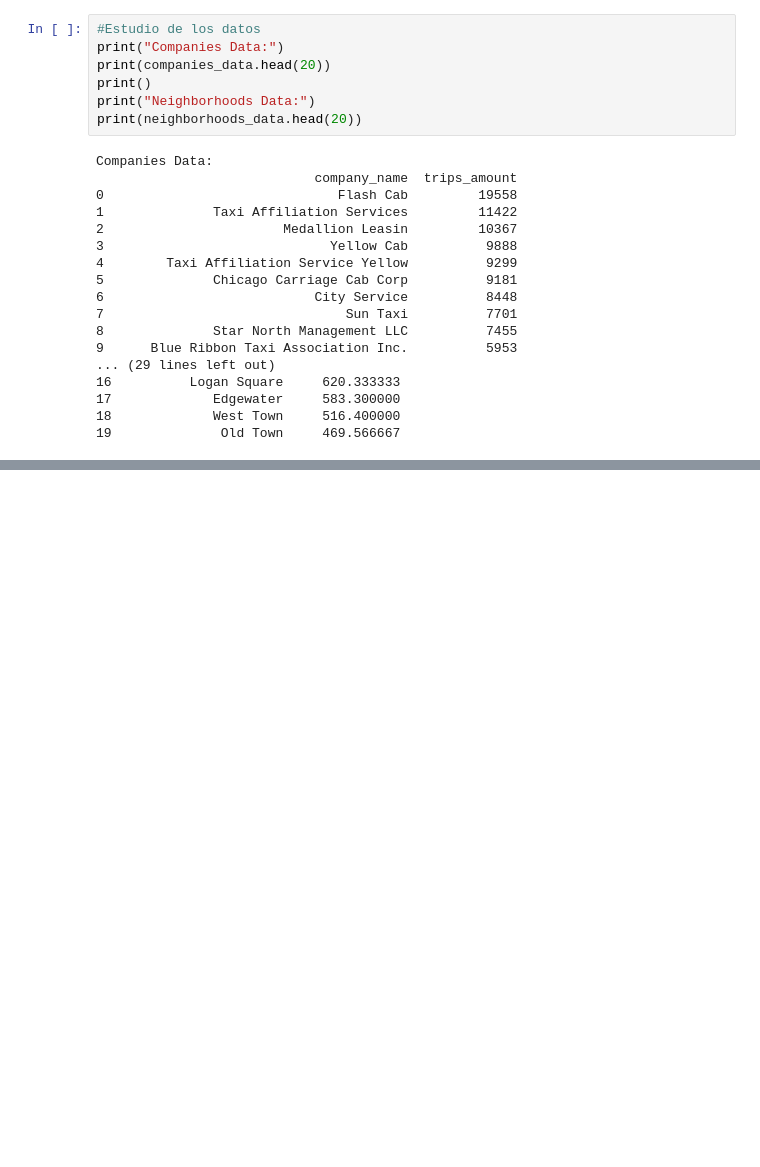
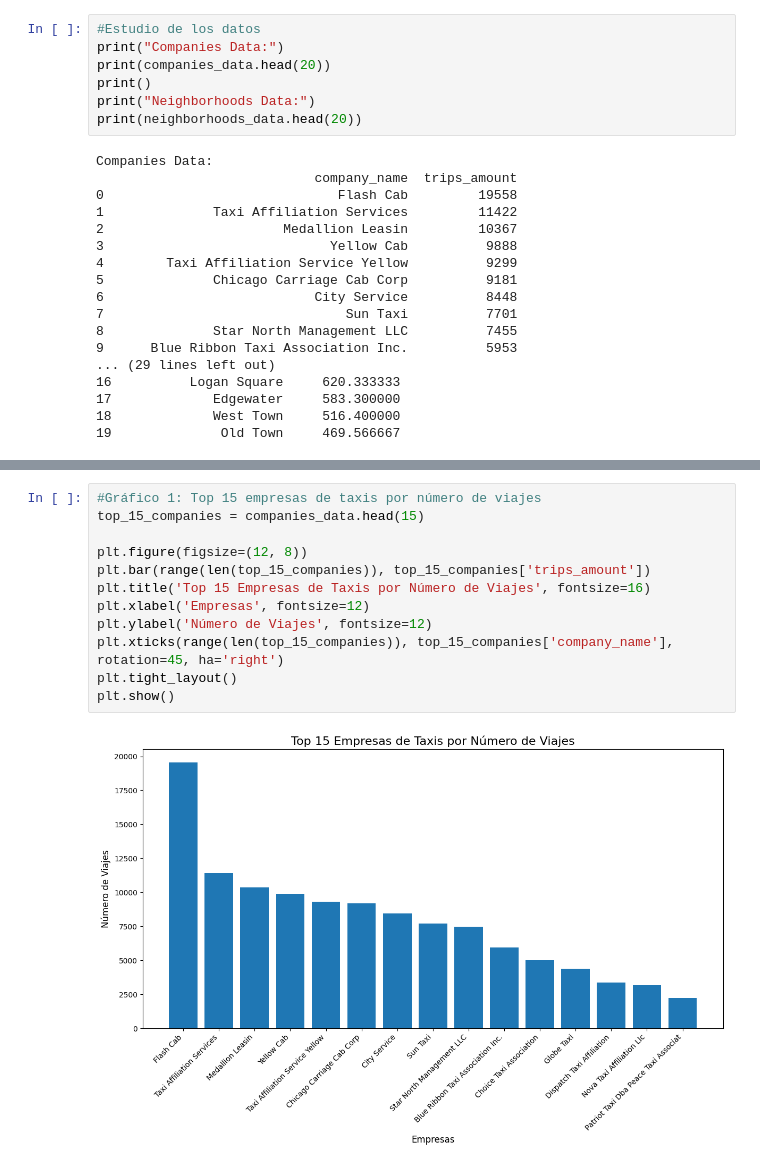
Before and after one commit to domenicarivera/DataScience_Projects_DomenicaRivera, a Jupyter notebook: Proyecto_1_Aplicacion_de_Taxis_Zuber/Analisis_Exploratorio_de_Datos_Notebook.ipynb, the cells around one changed output, grey strips where cells are left out. Drawn from its saved outputs; the diff is of its cells as text; blank space fills up the shorter version.

```diff
--- a/Proyecto_1_Aplicacion_de_Taxis_Zuber/Analisis_Exploratorio_de_Datos_Notebook.ipynb
+++ b/Proyecto_1_Aplicacion_de_Taxis_Zuber/Analisis_Exploratorio_de_Datos_Notebook.ipynb
@@ -86,0 +107,14 @@ None
+# %%
+#Gráfico 1: Top 15 empresas de taxis por número de viajes
+top_15_companies = companies_data.head(15)
+
+plt.figure(figsize=(12, 8))
+plt.bar(range(len(top_15_companies)), top_15_companies['trips_amount'])
+plt.title('Top 15 Empresas de Taxis por Número de Viajes', fontsize=16)
+plt.xlabel('Empresas', fontsize=12)
+plt.ylabel('Número de Viajes', fontsize=12)
+plt.xticks(range(len(top_15_companies)), top_15_companies['company_name'], rotation=45, ha='right')
+plt.tight_layout()
+plt.show()
+# %% [output]
+[figure, added]
```
Also changed, not shown: parts of 9 cells of this notebook, 1 other file.
